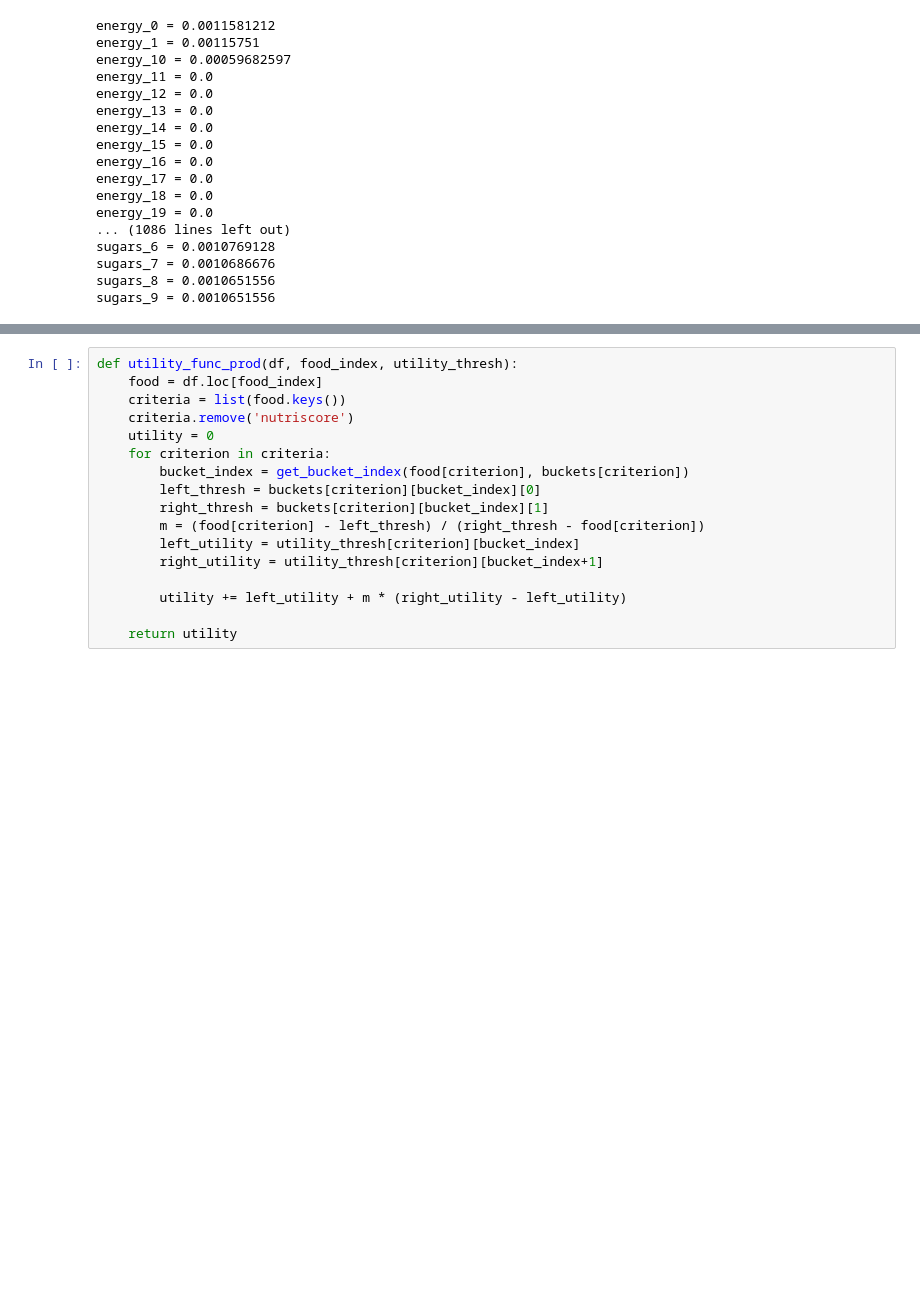
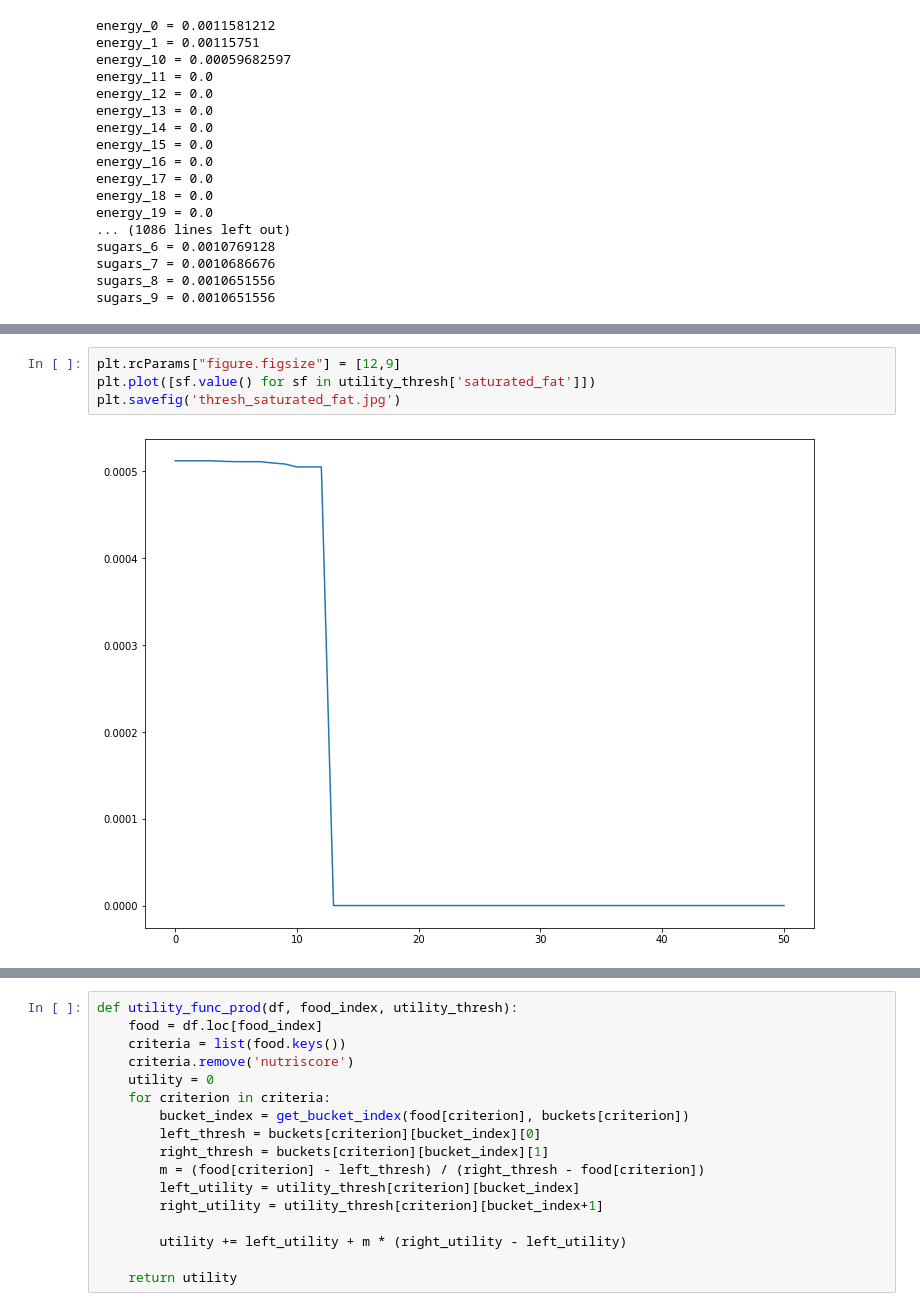
Before and after one commit to prathamsolanki/nutri-score-decision-models, a Jupyter notebook: dm_project_additive.ipynb, the cells around one changed output, grey strips where cells are left out. Saved outputs shown, nothing was run; the diff lists cells and outputs as text; blank space fills up the shorter version.

```diff
--- a/dm_project_additive.ipynb
+++ b/dm_project_additive.ipynb
@@ -302,0 +309,6 @@ utility_thresh_prod = {key: [lpVar.varValue for lpVar in utility_thresh[key]]for
+# %%
+plt.rcParams["figure.figsize"] = [12,9]
+plt.plot([sf.value() for sf in utility_thresh['saturated_fat']])
+plt.savefig('thresh_saturated_fat.jpg')
+# %% [output]
+[figure, added]
```
Also changed, not shown: parts of 17 cells of this notebook, 6 other files.
